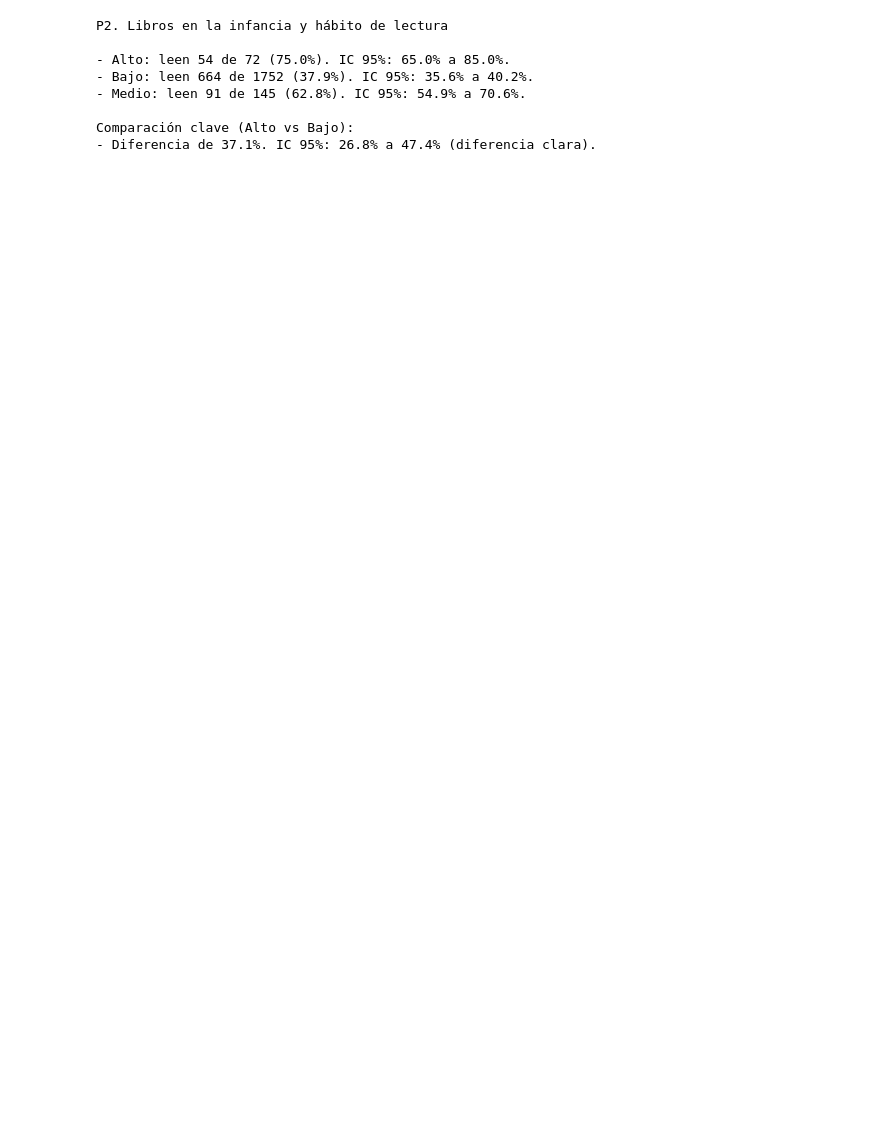
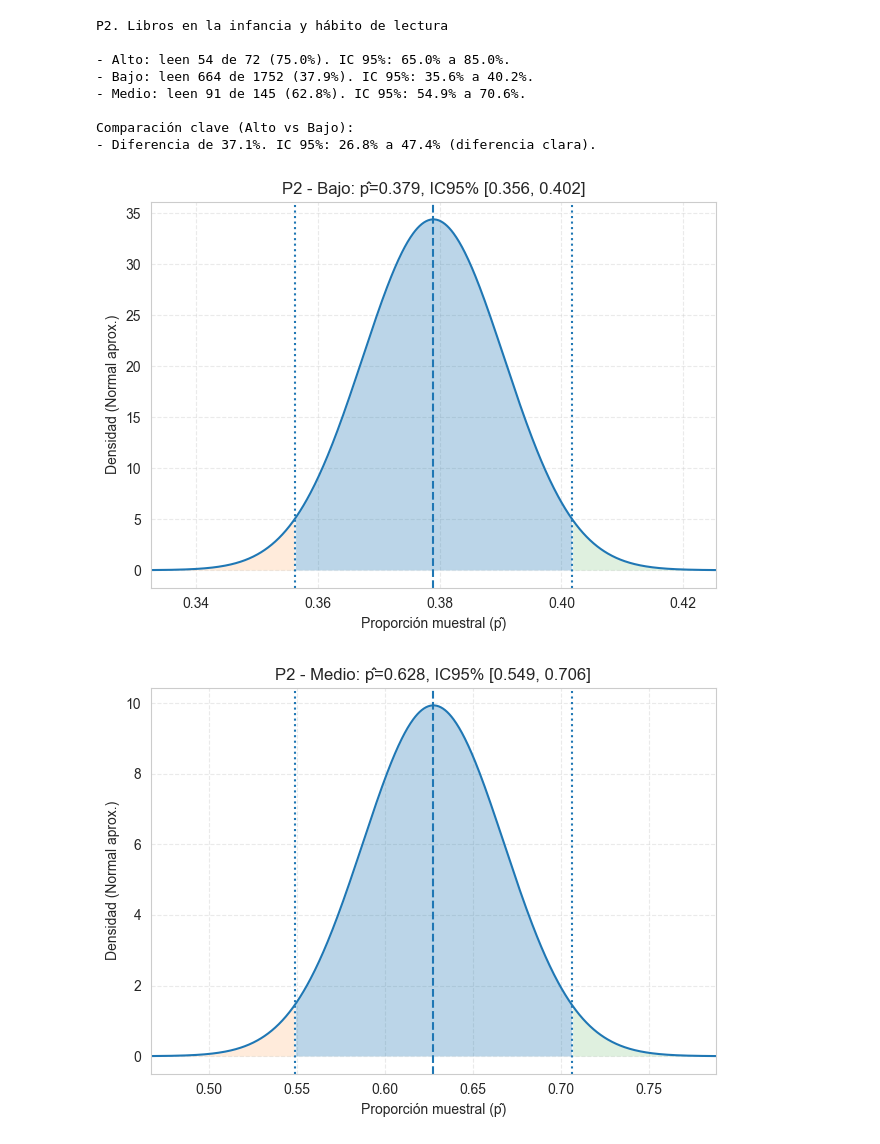
Before and after one commit to Facundo-Barbera/MA1001B-Reto, a Jupyter notebook: notebooks/etapa_3.ipynb, the cells around one changed output. Drawn from its saved outputs; the diff is of its cells as text; code cells hidden in the pictures; blank space fills up the shorter version.

```diff
--- a/notebooks/etapa_3.ipynb
+++ b/notebooks/etapa_3.ipynb
@@ -163,3 +192,32 @@ P2. Libros en la infancia y hábito de lectura
 
 Comparación clave (Alto vs Bajo):
 - Diferencia de 37.1%. IC 95%: 26.8% a 47.4% (diferencia clara).
+# %%
+for g in ["Bajo","Medio","Alto"]:
+    sub = df[df["infancia_grupo"] == g]
+    if len(sub) == 0:
+        continue
+    n = len(sub); x = int((sub["lector"] == 1).sum())
+    p, lo, hi = ci_prop(x, n, alpha)
+    se = math.sqrt(p*(1-p)/n)
+    plot_dist(f"P2 - {g}: p̂={p:.3f}, IC95% [{lo:.3f}, {hi:.3f}]", p, se, lo, hi)
+
+subA = df[df["infancia_grupo"] == "Alto"]
+subB = df[df["infancia_grupo"] == "Bajo"]
+if len(subA) > 0 and len(subB) > 0:
+    n1, x1 = len(subA), int((subA["lector"] == 1).sum())
+    n2, x2 = len(subB), int((subB["lector"] == 1).sum())
+    p1, _, _ = ci_prop(x1, n1, alpha)
+    p2, _, _ = ci_prop(x2, n2, alpha)
+    se1 = math.sqrt(p1*(1-p1)/n1)
+    se2 = math.sqrt(p2*(1-p2)/n2)
+    d = p1 - p2
+    se_d = math.sqrt(se1**2 + se2**2)
+    z = norm.ppf(1 - alpha/2)
+    lo_d, hi_d = d - z*se_d, d + z*se_d
+    plot_dist(f"P2 - Diferencia Alto−Bajo: Δ={d:.3f}, IC95% [{lo_d:.3f}, {hi_d:.3f}]", d, se_d, lo_d, hi_d)
+
+plt.show()
+# %% [output]
+[figure, added]
+[figure, added]
```
Also changed, not shown: parts of 3 cells of this notebook.
